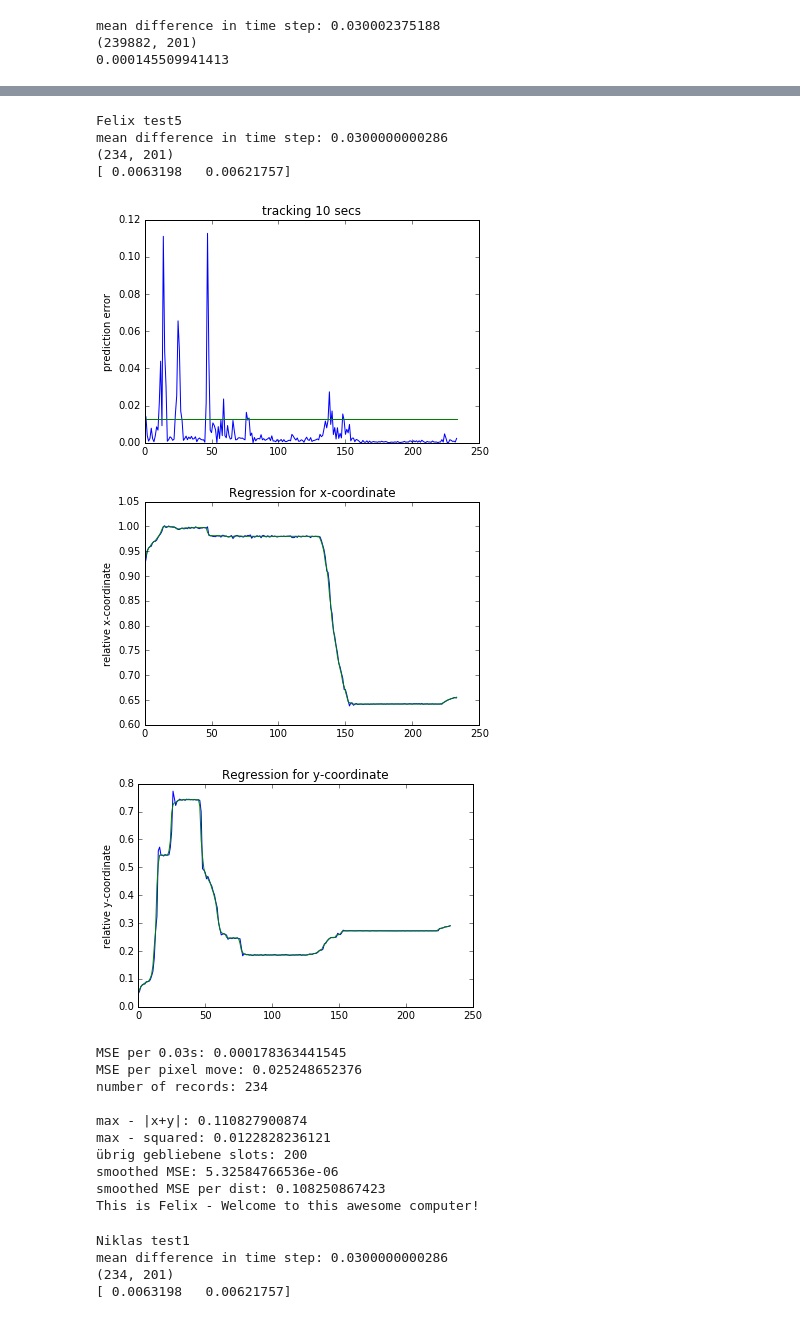
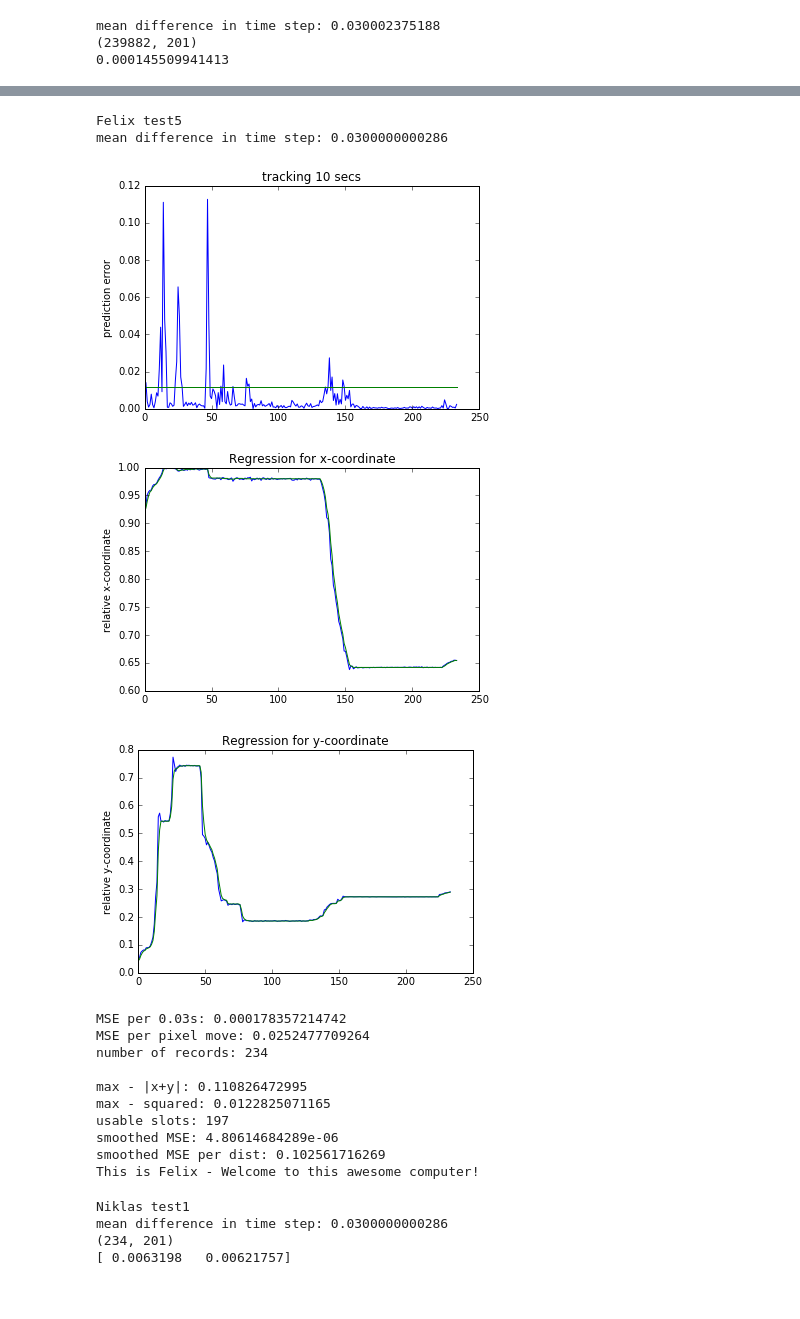
Before and after one commit to FelixNeutatz/BehavioralAuthentication, a Jupyter notebook: src/main/php/CursorAuthentication.ipynb, the cells around one changed output, grey strips where cells are left out. Drawn from its saved outputs; the diff is of its cells as text; code cells hidden in the pictures.

```diff
--- a/src/main/php/CursorAuthentication.ipynb
+++ b/src/main/php/CursorAuthentication.ipynb
@@ -532,24 +601,22 @@ smoothed MSE per dist: 0.0442508124675
 This is Felix - Welcome to this awesome computer!
 # %%
 print ("Felix test5")
-showStats("felixneu_10sec_1",model, two_sigma, n_last_timestamps_as_features=current_number_features)
+showStats(resource_path + "felix/felix_10sec_5",model, two_sigma, n_last_timestamps_as_features=current_number_features)
 # %% [output]
 Felix test5
 mean difference in time step: 0.0300000000286
-(234, 201)
-[ 0.0063198   0.00621757]
 [figure]
-[figure, old version]
+[figure, new version]
-[figure, old version]
+[figure, new version]
-MSE per 0.03s: 0.000178363441545
-MSE per pixel move: 0.025248652376
+MSE per 0.03s: 0.000178357214742
+MSE per pixel move: 0.0252477709264
 number of records: 234
 
-max - |x+y|: 0.110827900874
-max - squared: 0.0122828236121
-übrig gebliebene slots: 200
-smoothed MSE: 5.32584766536e-06
-smoothed MSE per dist: 0.108250867423
+max - |x+y|: 0.110826472995
+max - squared: 0.0122825071165
+usable slots: 197
+smoothed MSE: 4.80614684289e-06
+smoothed MSE per dist: 0.102561716269
 This is Felix - Welcome to this awesome computer!
 # %%
 print ("Niklas test1")
```
Also changed, not shown: parts of 13 cells of this notebook, 6 other files.
